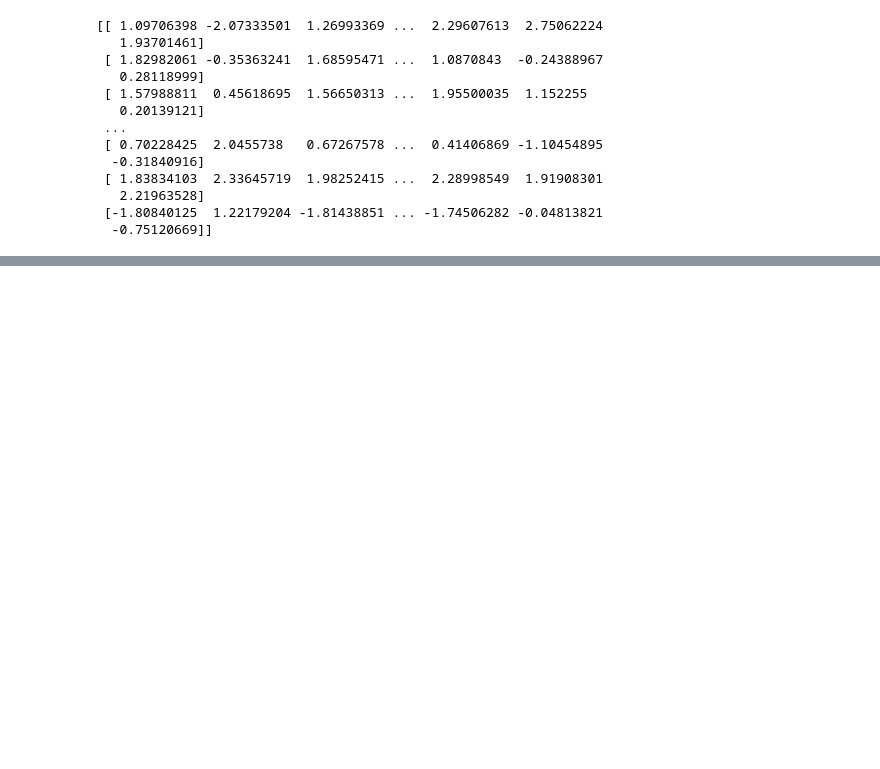
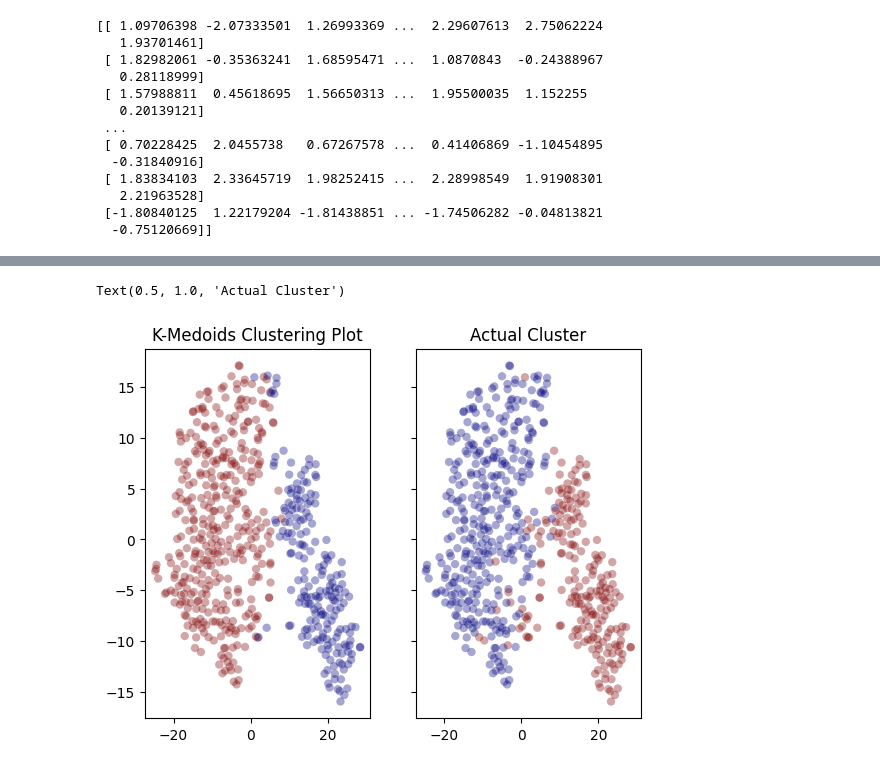
Before and after one commit to jishnupn04/ML-Lab, a Jupyter notebook: Clustering.ipynb, the cells around one changed output, grey strips where cells are left out. Drawn from its saved outputs; the diff is of its cells as text; code cells hidden in the pictures; blank space fills up the shorter version.

Commit message:
K Medoids ,Agglomerative Clustering

```diff
--- a/Clustering.ipynb
+++ b/Clustering.ipynb
@@ -117,0 +118,12 @@ Text(0.5, 1.0, 'Random Clustering Plot')
+# %%
+kmedoids=KMedoids(n_clusters=2,random_state=42)
+kY=kmedoids.fit_predict(x)
+# %%
+f,(ax1,ax2)=plt.subplots(1,2,sharey=True)
+ax1.scatter(Y[:,0],Y[:,1],c=kY,cmap='jet',edgecolor='None',alpha=0.35)
+ax1.set_title('K-Medoids Clustering Plot')
+ax2.scatter(Y[:,0],Y[:,1],c=wisconsin_df['diagnosis'],cmap='jet',edgecolor='None',alpha=0.35)
+ax2.set_title('Actual Cluster')
+# %% [output]
+Text(0.5, 1.0, 'Actual Cluster')
+[figure, added]
```
Also changed, not shown: parts of 5 cells of this notebook.
